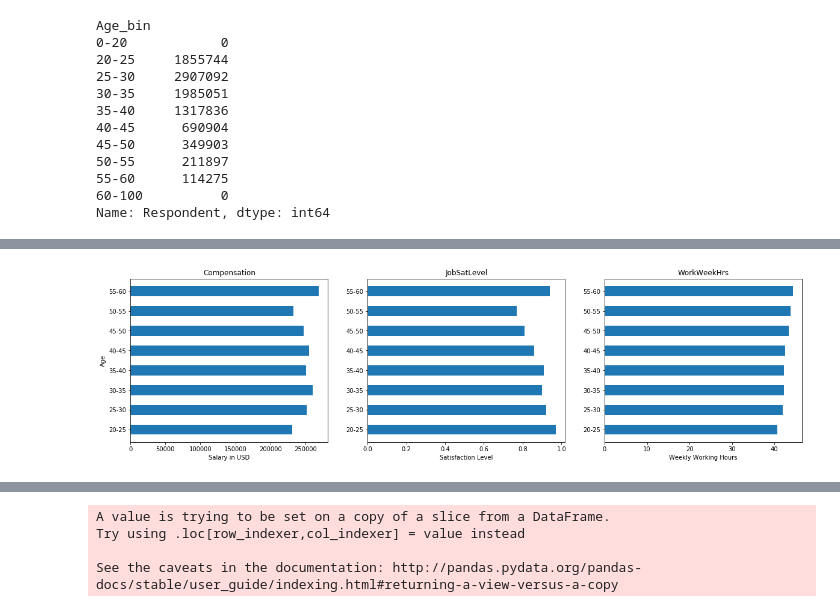
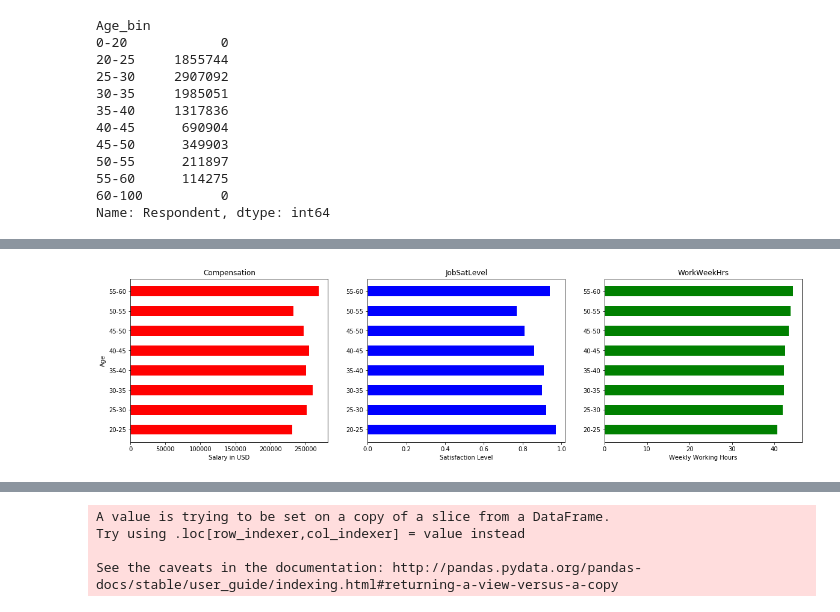
Before and after one commit to zhuzhy1214/Udacity, a Jupyter notebook: project-1-stackoverflow.ipynb, the cells around one changed output, grey strips where cells are left out. Cells and saved outputs as stored; diff of their text form; code cells hidden in the pictures.

```diff
--- a/project-1-stackoverflow.ipynb
+++ b/project-1-stackoverflow.ipynb
@@ -241,18 +282,24 @@ df['Age1stCode_bin'] = pd.cut(df['Age1stCode'], bins=Age1stCode_bins, labels=Age
 # %% [markdown]
 ## create a filtered dataframe for later statistical analysis
 # %%
+# create a copy of the dataframe for some further filtering process
 df_filtered = df.copy()
 
-#I noticed that answers beyond 20-60 years range often shows radical number, shadowing the credibility of the answer sheet.
+#I noticed that answers beyond 20-60 years range often shows radical numbers, shadowing the credibility of the answer sheet.
 #I choose to filter out the data beyond 20-60, which is working age and my study focus anyway.
+
 df_filtered = df_filtered[(df_filtered['Age']>20) & (df_filtered['Age']<60) ]
 
-df_filtered.dropna(subset = ['Age', 'UndergradMajor', 'EdLevel', 'JobSat','LanguageWorkedWith', 'LanguageDesireNextYear'], inplace=True)
+df_filtered['JobSat'].fillna(value = 'Neither satisfied nor dissatisfied', inplace=True)
+
+#Some of the categorical columns have nan values, I could not predict the value. Using mode does not seem to be a good option.
+#I choosed to filter the data for simplicity.
+df_filtered.dropna(subset = ['UndergradMajor', 'EdLevel', 'LanguageWorkedWith', 'LanguageDesireNextYear'], inplace = True)
 
 #remove some radical answer
 df_filtered = df_filtered[~(df_filtered['UndergradMajor'] == 'I never declared a major')]
 
-#remove some more radical answer
+#remove some more radical answers
 df_filtered = df_filtered[~ ((df_filtered['EdLevel'] == 'Primary/elementary school')
                            | (df_filtered['EdLevel'] == 'I never completed any formal education')  )]
 # %%
@@ -555,22 +590,22 @@ summary_us = summary_us[~((summary_us['Age_bin']=='0-20') | (summary_us['Age_bin
 # %%
 #create three subplots to present the data
 fig, (ax1, ax2, ax3) = plt.subplots(1, 3,figsize=(20, 5))
 # ax1.plot(x, y)
 ax1.set_title('Compensation')
 ax2.set_title('JobSatLevel')
 ax3.set_title('WorkWeekHrs')
 
 width = 0.5
-ax1.barh(summary_us['Age_bin'],summary_us['ConvertedComp'], width)
-ax2.barh(summary_us['Age_bin'],summary_us['JobSatLevel'], width)
-ax3.barh(summary_us['Age_bin'],summary_us['WorkWeekHrs'], width)
+ax1.barh(summary_us['Age_bin'],summary_us['ConvertedComp'], width, color = ['r'])
+ax2.barh(summary_us['Age_bin'],summary_us['JobSatLevel'], width,  color = ['b'])
+ax3.barh(summary_us['Age_bin'],summary_us['WorkWeekHrs'], width,  color = ['g'])
 # fig(figsize =(30, 20))
 
 ax1.set_ylabel('Age')
 ax1.set_xlabel('Salary in USD')
 ax2.set_xlabel('Satisfaction Level')
 ax3.set_xlabel('Weekly Working Hours')
 
 fig.savefig('Age_Effect_USA.png', dpi=100)
 # %% [output]
-[figure, old version]
+[figure, new version]
```
Also changed, not shown: parts of 68 cells of this notebook, 1 other file.
